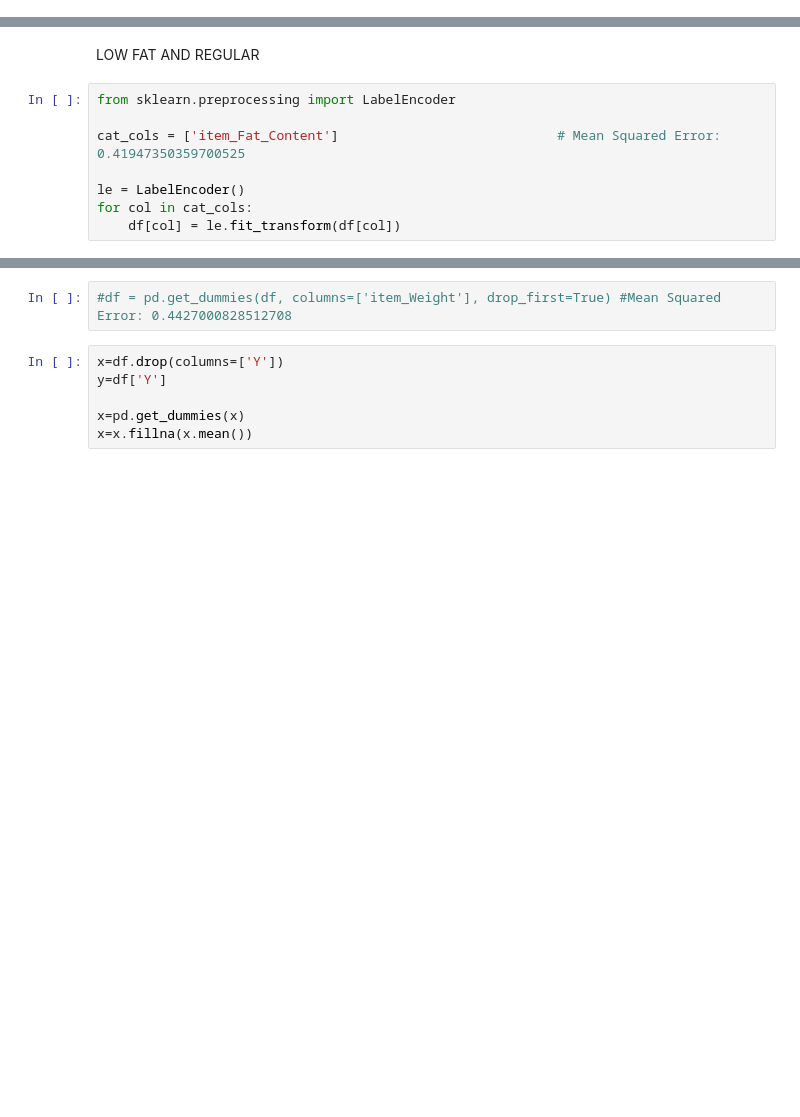
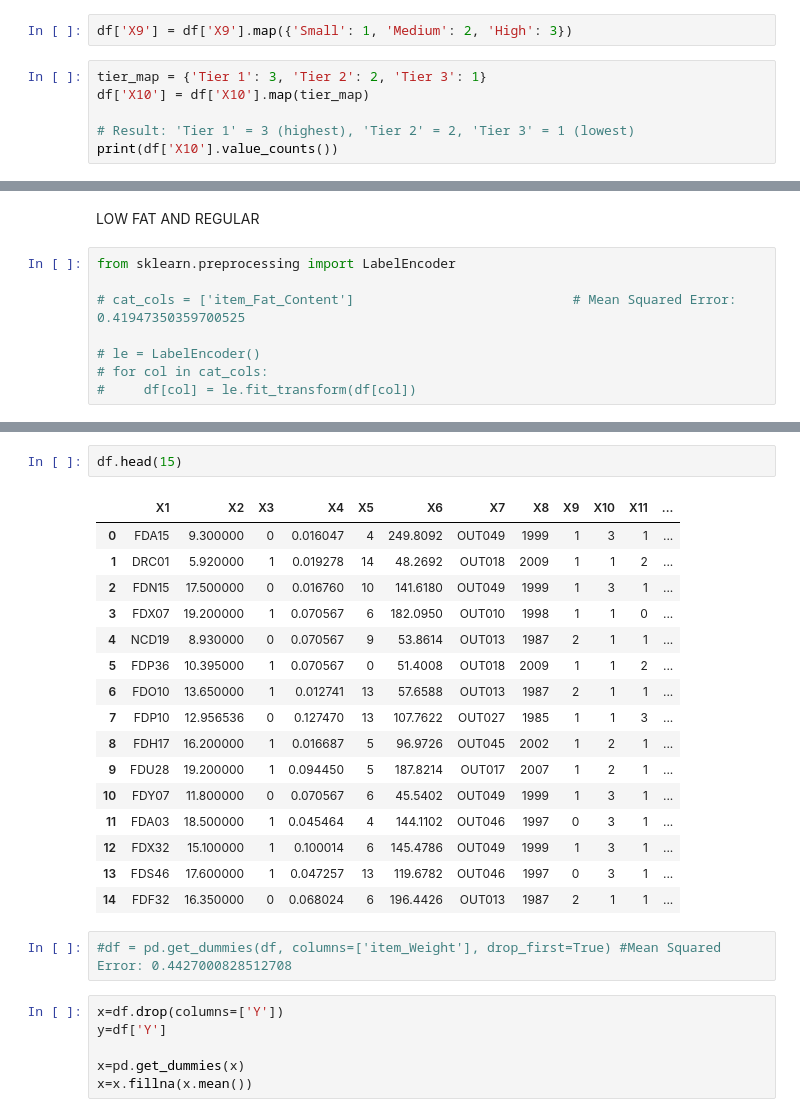
Before and after one commit to sandra20602/AIProject, a Jupyter notebook: main.ipynb, the cells around one changed output, grey strips where cells are left out. Drawn from its saved outputs; the diff is of its cells as text; blank space fills up the shorter version.

```diff
--- a/main.ipynb
+++ b/main.ipynb
@@ -179,0 +203,8 @@ Length: 2, dtype: str
+# %%
+df['X9'] = df['X9'].map({'Small': 1, 'Medium': 2, 'High': 3})
+# %%
+tier_map = {'Tier 1': 3, 'Tier 2': 2, 'Tier 3': 1}
+df['X10'] = df['X10'].map(tier_map)
+
+# Result: 'Tier 1' = 3 (highest), 'Tier 2' = 2, 'Tier 3' = 1 (lowest)
+print(df['X10'].value_counts())
@@ -182,8 +228,8 @@ LOW FAT AND REGULAR
 # %%
 from sklearn.preprocessing import LabelEncoder
 
-cat_cols = ['item_Fat_Content']                            # Mean Squared Error: 0.41947350359700525
+# cat_cols = ['item_Fat_Content']                            # Mean Squared Error: 0.41947350359700525
 
-le = LabelEncoder()
-for col in cat_cols:
-    df[col] = le.fit_transform(df[col])
+# le = LabelEncoder()
+# for col in cat_cols:
+#     df[col] = le.fit_transform(df[col])
@@ -190,3 +253,22 @@ for col in cat_cols:
+# %%
+df.head(15)
+# %% [output]
+|  | X1 | X2 | X3 | X4 | X5 | X6 | X7 | X8 | X9 | X10 | X11 | ... |
+| 0 | FDA15 | 9.300000 | 0 | 0.016047 | 4 | 249.8092 | OUT049 | 1999 | 1 | 3 | 1 | ... |
+| 1 | DRC01 | 5.920000 | 1 | 0.019278 | 14 | 48.2692 | OUT018 | 2009 | 1 | 1 | 2 | ... |
+| 2 | FDN15 | 17.500000 | 0 | 0.016760 | 10 | 141.6180 | OUT049 | 1999 | 1 | 3 | 1 | ... |
+| 3 | FDX07 | 19.200000 | 1 | 0.070567 | 6 | 182.0950 | OUT010 | 1998 | 1 | 1 | 0 | ... |
+| 4 | NCD19 | 8.930000 | 0 | 0.070567 | 9 | 53.8614 | OUT013 | 1987 | 2 | 1 | 1 | ... |
+| 5 | FDP36 | 10.395000 | 1 | 0.070567 | 0 | 51.4008 | OUT018 | 2009 | 1 | 1 | 2 | ... |
+| 6 | FDO10 | 13.650000 | 1 | 0.012741 | 13 | 57.6588 | OUT013 | 1987 | 2 | 1 | 1 | ... |
+| 7 | FDP10 | 12.956536 | 0 | 0.127470 | 13 | 107.7622 | OUT027 | 1985 | 1 | 1 | 3 | ... |
+| 8 | FDH17 | 16.200000 | 1 | 0.016687 | 5 | 96.9726 | OUT045 | 2002 | 1 | 2 | 1 | ... |
+| 9 | FDU28 | 19.200000 | 1 | 0.094450 | 5 | 187.8214 | OUT017 | 2007 | 1 | 2 | 1 | ... |
+| 10 | FDY07 | 11.800000 | 0 | 0.070567 | 6 | 45.5402 | OUT049 | 1999 | 1 | 3 | 1 | ... |
+| 11 | FDA03 | 18.500000 | 1 | 0.045464 | 4 | 144.1102 | OUT046 | 1997 | 0 | 3 | 1 | ... |
+| 12 | FDX32 | 15.100000 | 1 | 0.100014 | 6 | 145.4786 | OUT049 | 1999 | 1 | 3 | 1 | ... |
+| 13 | FDS46 | 17.600000 | 1 | 0.047257 | 13 | 119.6782 | OUT046 | 1997 | 0 | 3 | 1 | ... |
+| 14 | FDF32 | 16.350000 | 0 | 0.068024 | 6 | 196.4426 | OUT013 | 1987 | 2 | 1 | 1 | ... |
 # %%
 #df = pd.get_dummies(df, columns=['item_Weight'], drop_first=True) #Mean Squared Error: 0.4427000828512708
 # %%
```
Also changed, not shown: parts of 32 cells of this notebook.
